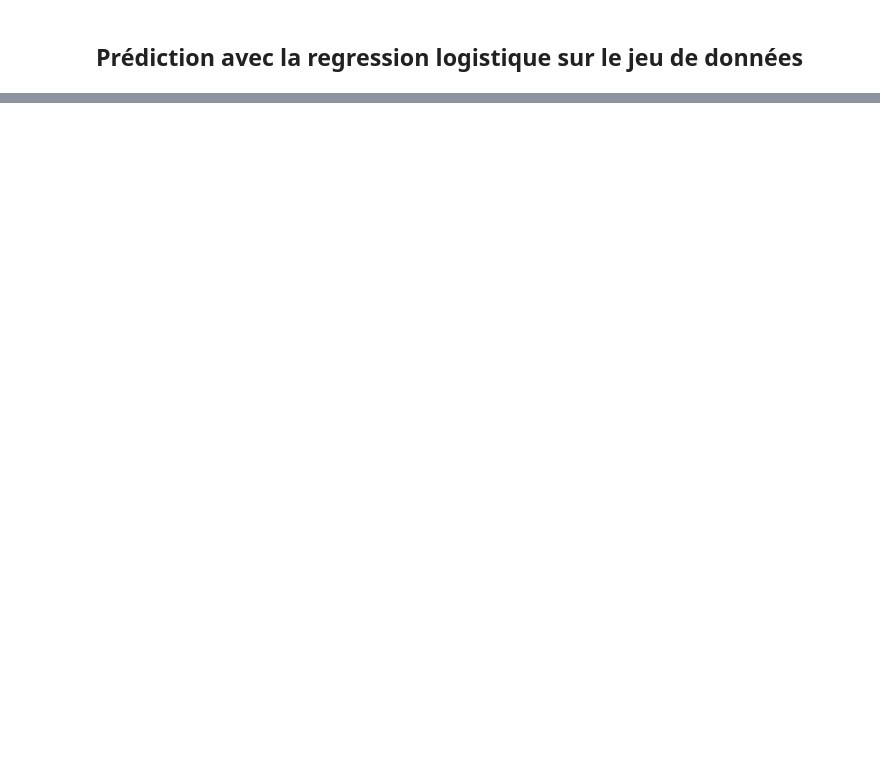
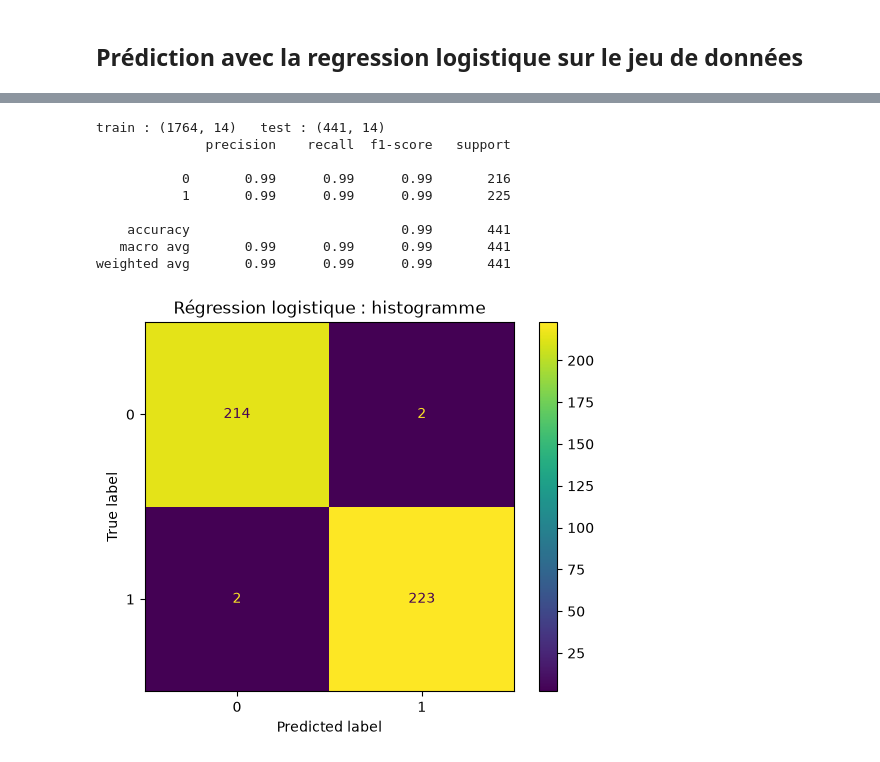
Before and after one commit to Sogolon88/hydraulic-valve-predictive-maintenance, a Jupyter notebook: notebooks/regression_logistique.ipynb, the cells around one changed output, grey strips where cells are left out. Drawn from its saved outputs; the diff is of its cells as text; code cells hidden in the pictures; blank space fills up the shorter version.

Commit message:
Régression logistique standardisée sur les 4 jeux de features, ajout du pyproject.toml

```diff
--- a/notebooks/regression_logistique.ipynb
+++ b/notebooks/regression_logistique.ipynb
@@ -34,6 +20,0 @@ HISTO_DATA_DIR = str((root / "data" /"processed"/ "histogramme").as_posix()) + "
-# %%
-# Charger les fonctions utils :
-from src.utils import load_processed
-
-# Une seule ligne, 4 variables, toujours dans cet ordre
-x_train, x_test, y_train, y_test = load_processed("histogramme")
@@ -87,0 +32,30 @@ precison = modele_reglog.score(X_hist_train, X_hist_test)
+# %%
+def evaluer_reglog(nom):
+    # 1. Chargement des données déjà découpées
+    x_train, x_test, y_train, y_test = load_processed(nom)
+    print("train :", x_train.shape, "  test :", x_test.shape)
+
+    # 2. Standardisation puis régression logistique, enchaînées dans un pipeline
+    modele = make_pipeline(StandardScaler(), LogisticRegression(max_iter=1000))
+    modele.fit(x_train, y_train)
+
+    # 3. Prédictions sur le test : la classe (0 ou 1) et la probabilité d'être 1
+    y_pred = modele.predict(x_test)
+    y_proba = modele.predict_proba(x_test)[:, 1]
+
+    # 4. Scores détaillés par classe
+    print(classification_report(y_test, y_pred))
+
+    # Matrice de confusion : lignes = vraie classe, colonnes = classe prédite
+    ConfusionMatrixDisplay.from_predictions(y_test, y_pred)
+    plt.title(f"Régression logistique : {nom}")
+    plt.show()
+
+    # On renvoie les scores pour le tableau de comparaison final
+    return {
+        "accuracy": accuracy_score(y_test, y_pred),
+        "precision": precision_score(y_test, y_pred),
+        "rappel": recall_score(y_test, y_pred),
+        "f1": f1_score(y_test, y_pred),
+        "auc": roc_auc_score(y_test, y_proba),
+    }
@@ -87,0 +66,13 @@ precison = modele_reglog.score(X_hist_train, X_hist_test)
+# %%
+res_histogramme = evaluer_reglog("histogramme")
+# %% [output]
+train : (1764, 14)   test : (441, 14)
+              precision    recall  f1-score   support
+
+           0       0.99      0.99      0.99       216
+           1       0.99      0.99      0.99       225
+
+    accuracy                           0.99       441
+   macro avg       0.99      0.99      0.99       441
+weighted avg       0.99      0.99      0.99       441
+[figure, added]
```
Also changed, not shown: parts of 22 cells of this notebook, 2 other files.
